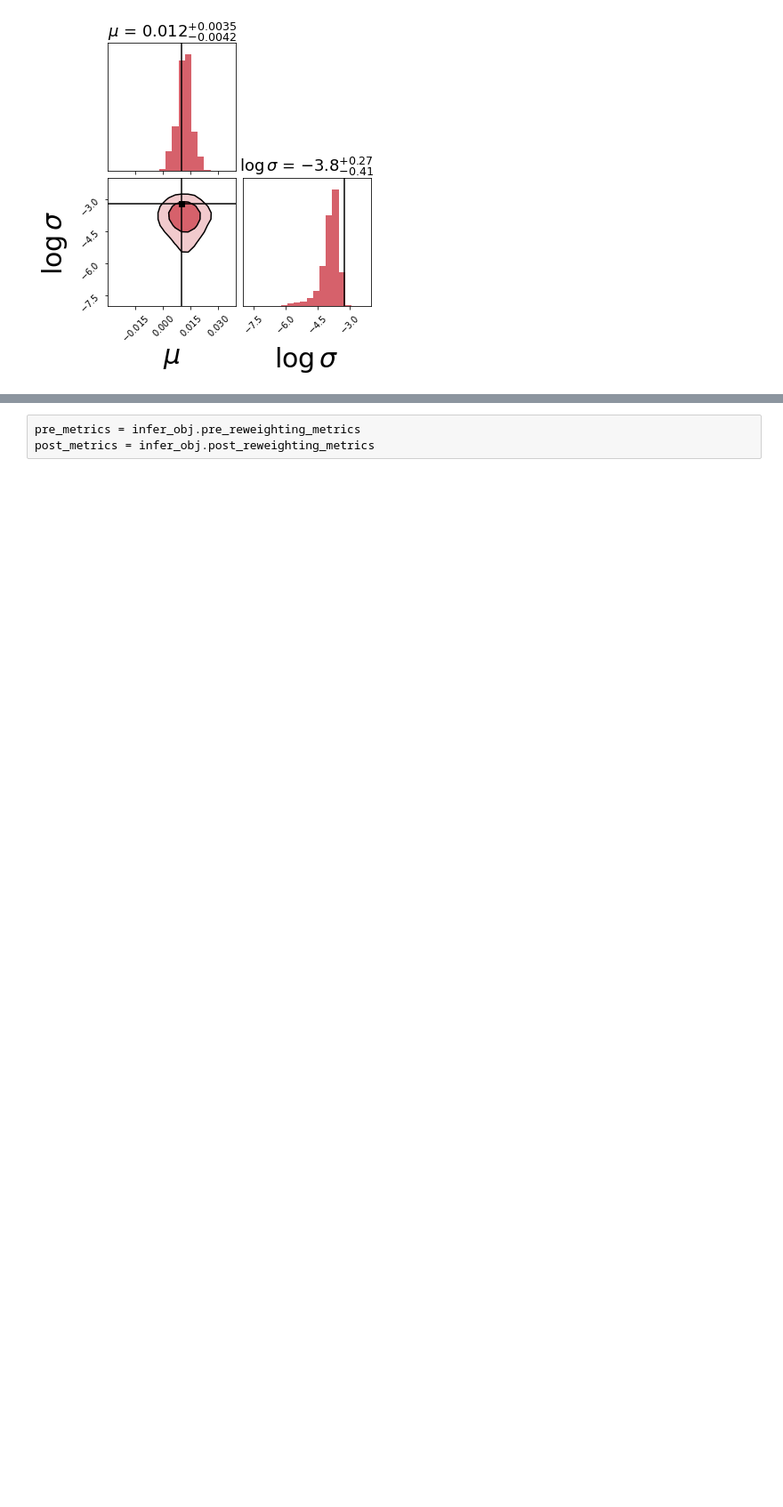
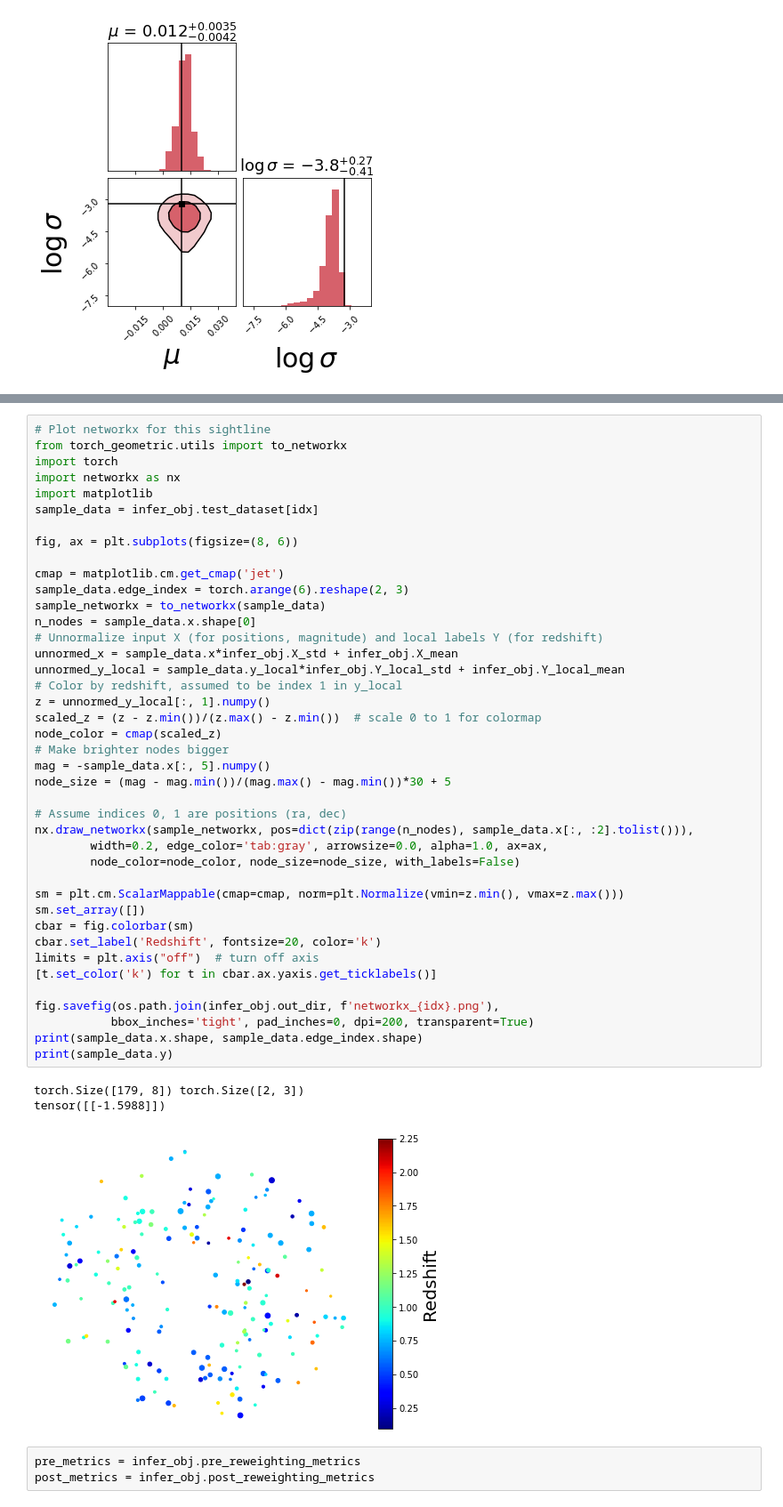
Before and after one commit to jiwoncpark/node-to-joy, a Jupyter notebook: demo/Hierarchical_Inference_Validation.ipynb, the cells around one changed output, grey strips where cells are left out. Shown: that part at 89% size. Saved outputs shown, nothing was run; the diff lists cells and outputs as text; blank space fills up the shorter version.

```diff
--- a/demo/Hierarchical_Inference_Validation.ipynb
+++ b/demo/Hierarchical_Inference_Validation.ipynb
@@ -234,3 +235,48 @@ Reading existing `k_bnn_reweighted.npy`...
+# %%
+# Plot networkx for this sightline
+from torch_geometric.utils import to_networkx
+import torch
+import networkx as nx
+import matplotlib
+sample_data = infer_obj.test_dataset[idx]
+
+fig, ax = plt.subplots(figsize=(8, 6))
+
+cmap = matplotlib.cm.get_cmap('jet')
+sample_data.edge_index = torch.arange(6).reshape(2, 3)
+sample_networkx = to_networkx(sample_data)
+n_nodes = sample_data.x.shape[0]
+# Unnormalize input X (for positions, magnitude) and local labels Y (for redshift)
+unnormed_x = sample_data.x*infer_obj.X_std + infer_obj.X_mean
+unnormed_y_local = sample_data.y_local*infer_obj.Y_local_std + infer_obj.Y_local_mean
+# Color by redshift, assumed to be index 1 in y_local
+z = unnormed_y_local[:, 1].numpy()
+scaled_z = (z - z.min())/(z.max() - z.min())  # scale 0 to 1 for colormap
+node_color = cmap(scaled_z)
+# Make brighter nodes bigger
+mag = -sample_data.x[:, 5].numpy()
+node_size = (mag - mag.min())/(mag.max() - mag.min())*30 + 5
+
+# Assume indices 0, 1 are positions (ra, dec)
+nx.draw_networkx(sample_networkx, pos=dict(zip(range(n_nodes), sample_data.x[:, :2].tolist())),
+        width=0.2, edge_color='tab:gray', arrowsize=0.0, alpha=1.0, ax=ax,
+        node_color=node_color, node_size=node_size, with_labels=False)
+
+sm = plt.cm.ScalarMappable(cmap=cmap, norm=plt.Normalize(vmin=z.min(), vmax=z.max()))
+sm.set_array([])
+cbar = fig.colorbar(sm)
+cbar.set_label('Redshift', fontsize=20, color='k')
+limits = plt.axis("off")  # turn off axis
+[t.set_color('k') for t in cbar.ax.yaxis.get_ticklabels()]
+
+fig.savefig(os.path.join(infer_obj.out_dir, f'networkx_{idx}.png'),
+           bbox_inches='tight', pad_inches=0, dpi=200, transparent=True)
+print(sample_data.x.shape, sample_data.edge_index.shape)
+print(sample_data.y)
+# %% [output]
+torch.Size([179, 8]) torch.Size([2, 3])
+tensor([[-1.5988]])
+[figure, added]
 # %%
 pre_metrics = infer_obj.pre_reweighting_metrics
 post_metrics = infer_obj.post_reweighting_metrics
```
Also changed, not shown: parts of 5 cells of this notebook, 1 other file.
